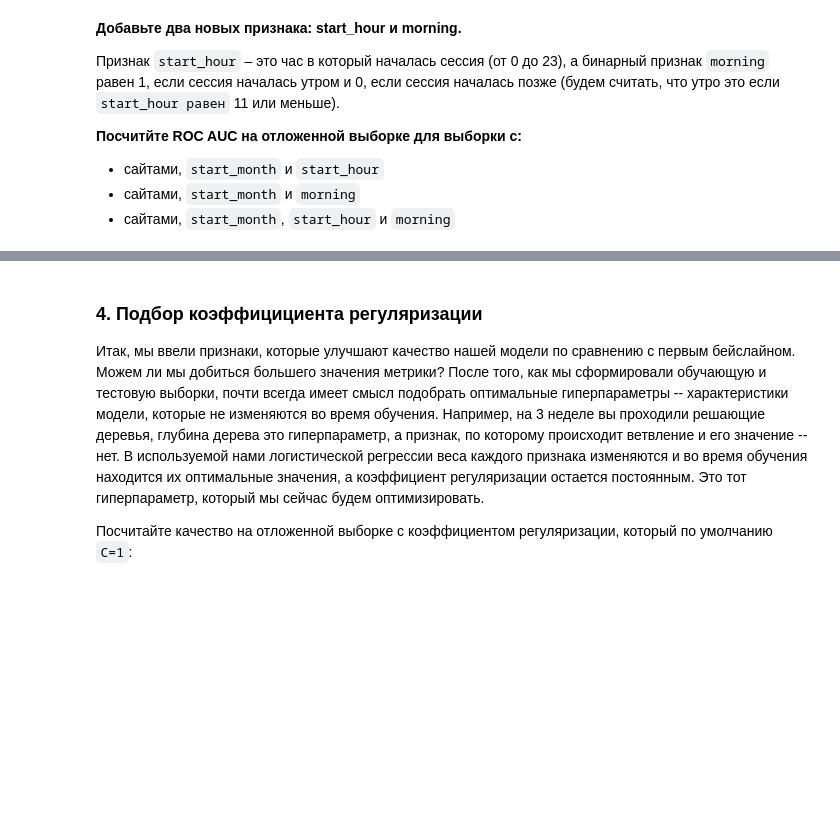
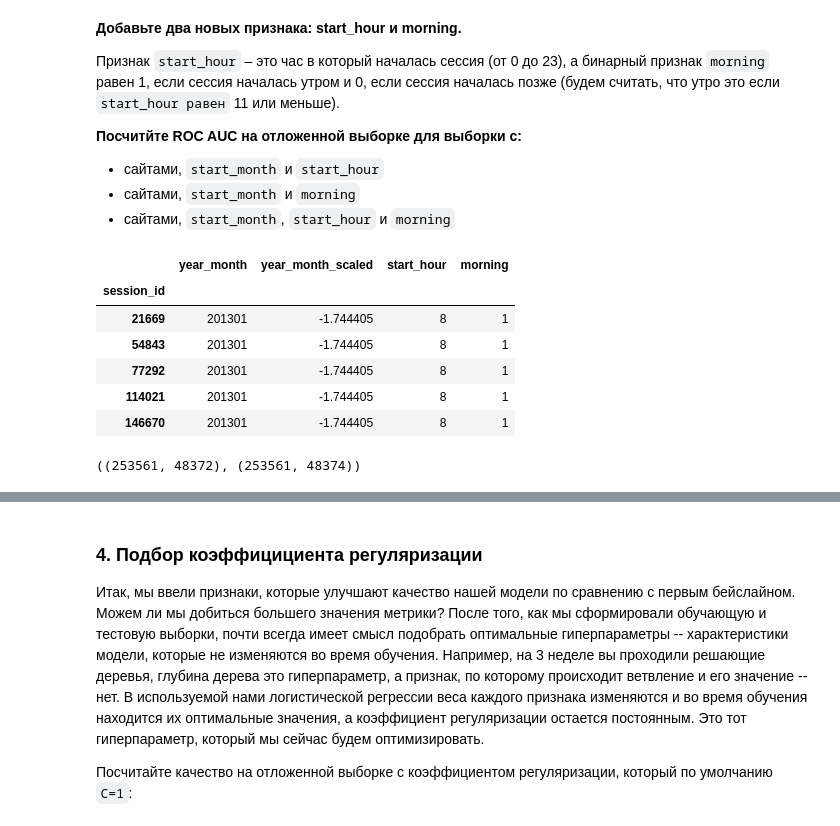
Before and after one commit to ivan-magda/mlcourse_open_homeworks, a Jupyter notebook: jupyter/topic04_linear_models/lesson4_practice_alice_benchmarks.ipynb, the cells around one changed output, grey strips where cells are left out. Drawn from its saved outputs; the diff is of its cells as text; code cells hidden in the pictures; blank space fills up the shorter version.

```diff
--- a/jupyter/topic04_linear_models/lesson4_practice_alice_benchmarks.ipynb
+++ b/jupyter/topic04_linear_models/lesson4_practice_alice_benchmarks.ipynb
@@ -286,3 +286,26 @@ get_auc_lr_valid(X_train_sparse_new, y_train)
 - сайтами, `start_month` и `start_hour`
 - сайтами, `start_month` и `morning`
 - сайтами, `start_month`, `start_hour` и `morning`
+# %%
+new_feat_train['start_hour'] = train_df['time1'].apply(lambda ts: ts.hour)
+new_feat_test['start_hour'] = test_df['time1'].apply(lambda ts: ts.hour)
+# %%
+new_feat_train['morning'] = new_feat_train['start_hour'].apply(lambda sh: 1 if sh <= 11 else 0)
+new_feat_test['morning'] = new_feat_test['start_hour'].apply(lambda sh: 1 if sh <= 11 else 0)
+# %%
+new_feat_train.head()
+# %% [output]
+|  | year_month | year_month_scaled | start_hour | morning |
+| session_id |  |  |  |  |
+| 21669 | 201301 | -1.744405 | 8 | 1 |
+| 54843 | 201301 | -1.744405 | 8 | 1 |
+| 77292 | 201301 | -1.744405 | 8 | 1 |
+| 114021 | 201301 | -1.744405 | 8 | 1 |
+| 146670 | 201301 | -1.744405 | 8 | 1 |
+# %%
+X_train_sparse_new2 = csr_matrix(hstack([X_train_sparse_new, new_feat_train['start_hour'].values.reshape(-1, 1)]))
+X_train_sparse_new2 = csr_matrix(hstack([X_train_sparse_new2, new_feat_train['morning'].values.reshape(-1, 1)]))
+
+X_train_sparse_new.shape, X_train_sparse_new2.shape
+# %% [output]
+((253561, 48372), (253561, 48374))
```
Also changed, not shown: parts of 1 cell of this notebook.
